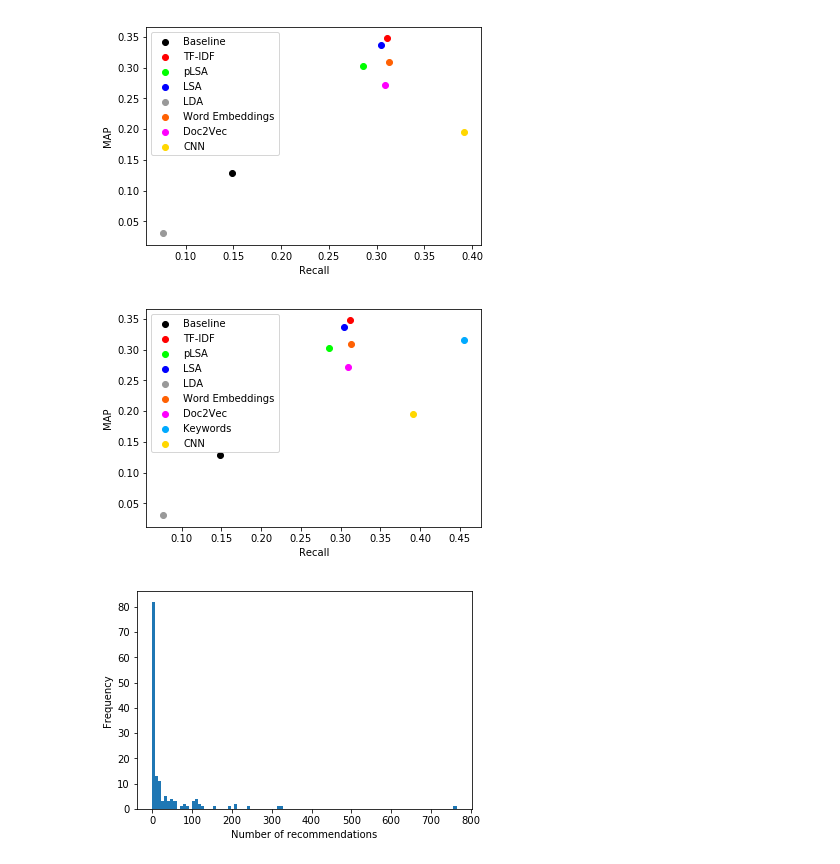
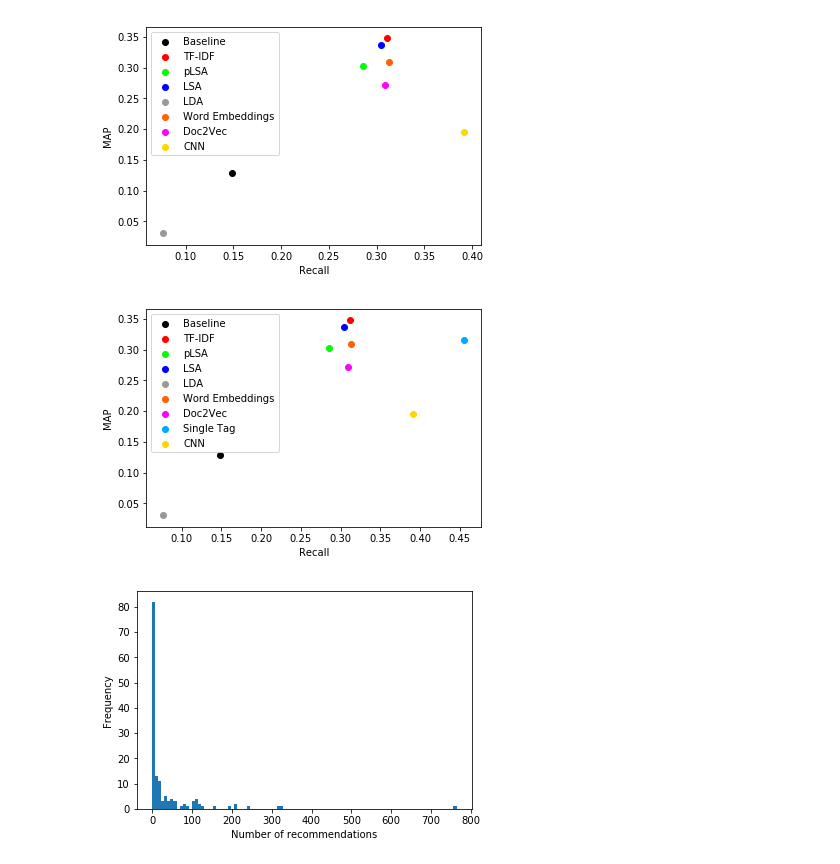
Before and after one commit to philippnaeser/recommender-system, a Jupyter notebook: notebooks/Evaluation Plots.ipynb, the cells around one changed output. Drawn from its saved outputs; the diff is of its cells as text; code cells hidden in the pictures.

Commit message:
EvaluationPlots: Changed model name; ExplorationConferences: fixed graph

```diff
--- a/notebooks/Evaluation Plots.ipynb
+++ b/notebooks/Evaluation Plots.ipynb
@@ -20,20 +20,20 @@ plt.show()
 # %%
 plt.scatter(0.1485332330673328,0.12798390390248596,label="Baseline",c="#000000") # baseline
 plt.scatter(0.3113070393471838,0.3493109943879079,label="TF-IDF",c="#ff0000")
 plt.scatter(0.28560709093467146,0.30295680794789775,label="pLSA",c="#00ff00")
 plt.scatter(0.304459972799324,0.336378335041751,label="LSA",c="#0000ff")
 plt.scatter(0.0765370726445622,0.0312170366747584,label="LDA",c="#999999")
 plt.scatter(0.313136050274351, 0.309721989594664, label = "Word Embeddings", c="#FF6103")
 plt.scatter(0.308962153543122, 0.271315961079363, label = "Doc2Vec", c="#FF00FF")
-plt.scatter(0.45541340815616205,0.31595470648956375,label="Keywords",c="#00aaff")
+plt.scatter(0.45541340815616205,0.31595470648956375,label="Single Tag",c="#00aaff")
 plt.scatter(0.391361440697838, 0.1947110356281217, label = "CNN", c = "#FFD700")
 
 plt.xlabel("Recall")
 plt.ylabel("MAP")
 plt.legend()
 plt.show()
 # %% [output]
-[figure, old version]
+[figure, new version]
 # %%
 lens = [1, 0, 0, 241, 11, 0, 3, 323, 2, 0, 1, 15, 0, 11, 6, 19, 0, 1, 1, 22, 1, 8, 2, 0, 107, 32, 2, 3, 0, 1, 61, 9, 2, 7, 52, 212, 0, 54, 6, 49, 764, 59, 9, 19, 8, 44, 102, 9, 2, 1, 80, 153, 35, 8, 105, 0, 0, 103, 18, 0, 0, 0, 0, 1, 0, 4, 0, 2, 0, 2, 2, 43, 2, 47, 85, 10, 195, 320, 24, 18, 1, 7, 4, 121, 0, 113, 15, 110, 1, 2, 0, 4, 1, 1, 20, 12, 0, 19, 29, 1, 1, 0, 47, 16, 6, 2, 2, 1, 0, 1, 124, 7, 10, 0, 1, 21, 5, 1, 74, 44, 0, 5, 2, 1, 0, 82, 207, 17, 1, 33, 1, 0, 0, 0, 0, 19, 36, 111, 4, 1, 23, 0, 0, 119, 1, 36]
 # %%
```
Also changed, not shown: 1 other file.
